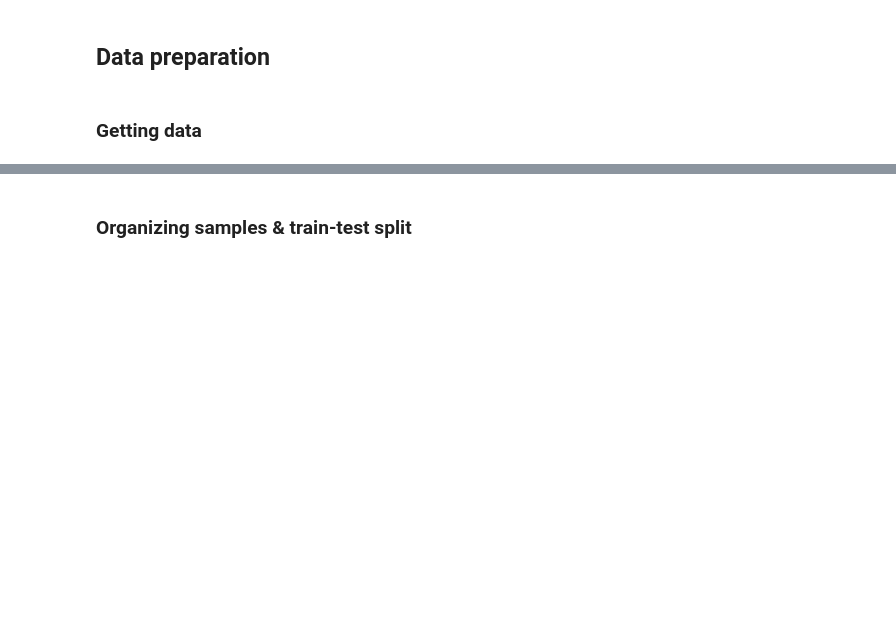
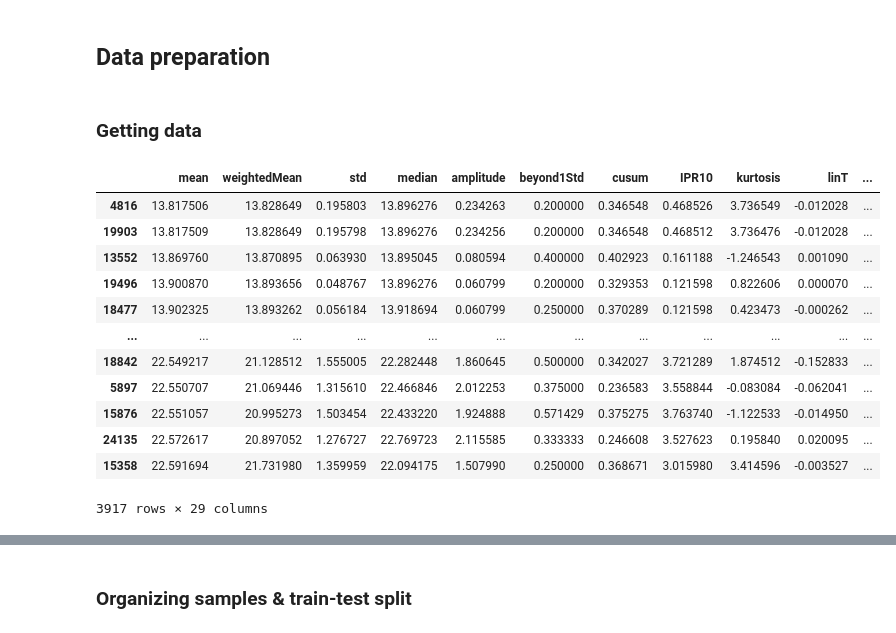
Before and after one commit to emilleishida/magnetic_cvs, a Jupyter notebook: notebooks/nearest_neighbor.ipynb, the cells around one changed output, grey strips where cells are left out. Saved outputs shown, nothing was run; the diff lists cells and outputs as text; code cells hidden in the pictures; blank space fills up the shorter version.

```diff
--- a/notebooks/nearest_neighbor.ipynb
+++ b/notebooks/nearest_neighbor.ipynb
@@ -28,3 +30,19 @@ positive_g['class'] = 'positive'
 positive_r['class'] = 'positive'
 negative_g['class'] = 'negative'
 negative_r['class'] = 'negative'
+# %%
+positive_g
+# %% [output]
+|  | mean | weightedMean | std | median | amplitude | beyond1Std | cusum | IPR10 | kurtosis | linT | ... |
+| 4816 | 13.817506 | 13.828649 | 0.195803 | 13.896276 | 0.234263 | 0.200000 | 0.346548 | 0.468526 | 3.736549 | -0.012028 | ... |
+| 19903 | 13.817509 | 13.828649 | 0.195798 | 13.896276 | 0.234256 | 0.200000 | 0.346548 | 0.468512 | 3.736476 | -0.012028 | ... |
+| 13552 | 13.869760 | 13.870895 | 0.063930 | 13.895045 | 0.080594 | 0.400000 | 0.402923 | 0.161188 | -1.246543 | 0.001090 | ... |
+| 19496 | 13.900870 | 13.893656 | 0.048767 | 13.896276 | 0.060799 | 0.200000 | 0.329353 | 0.121598 | 0.822606 | 0.000070 | ... |
+| 18477 | 13.902325 | 13.893262 | 0.056184 | 13.918694 | 0.060799 | 0.250000 | 0.370289 | 0.121598 | 0.423473 | -0.000262 | ... |
+| ... | ... | ... | ... | ... | ... | ... | ... | ... | ... | ... | ... |
+| 18842 | 22.549217 | 21.128512 | 1.555005 | 22.282448 | 1.860645 | 0.500000 | 0.342027 | 3.721289 | 1.874512 | -0.152833 | ... |
+| 5897 | 22.550707 | 21.069446 | 1.315610 | 22.466846 | 2.012253 | 0.375000 | 0.236583 | 3.558844 | -0.083084 | -0.062041 | ... |
+| 15876 | 22.551057 | 20.995273 | 1.503454 | 22.433220 | 1.924888 | 0.571429 | 0.375275 | 3.763740 | -1.122533 | -0.014950 | ... |
+| 24135 | 22.572617 | 20.897052 | 1.276727 | 22.769723 | 2.115585 | 0.333333 | 0.246608 | 3.527623 | 0.195840 | 0.020095 | ... |
+| 15358 | 22.591694 | 21.731980 | 1.359959 | 22.094175 | 1.507990 | 0.250000 | 0.368671 | 3.015980 | 3.414596 | -0.003527 | ... |
+3917 rows × 29 columns
```
Also changed, not shown: parts of 9 cells of this notebook.
